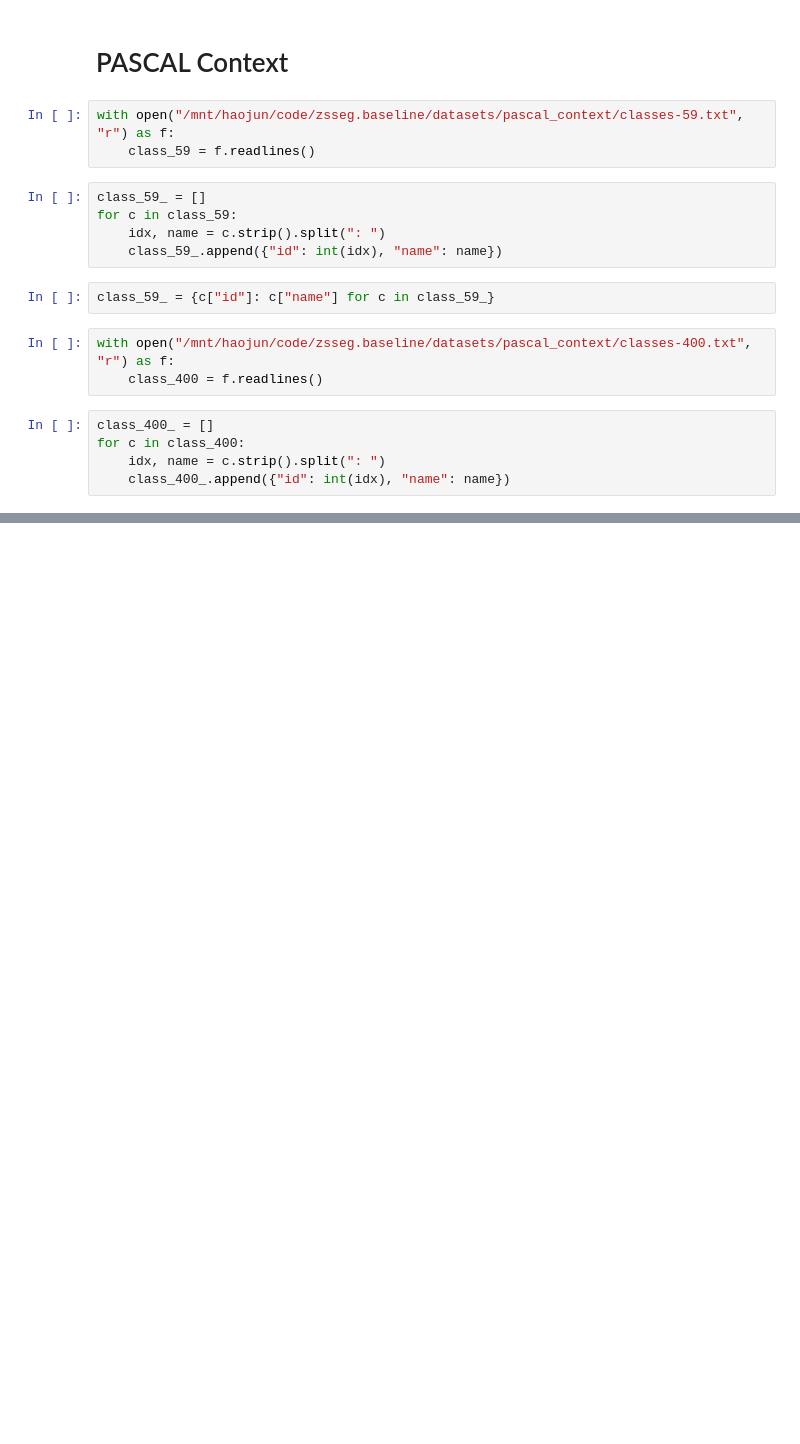
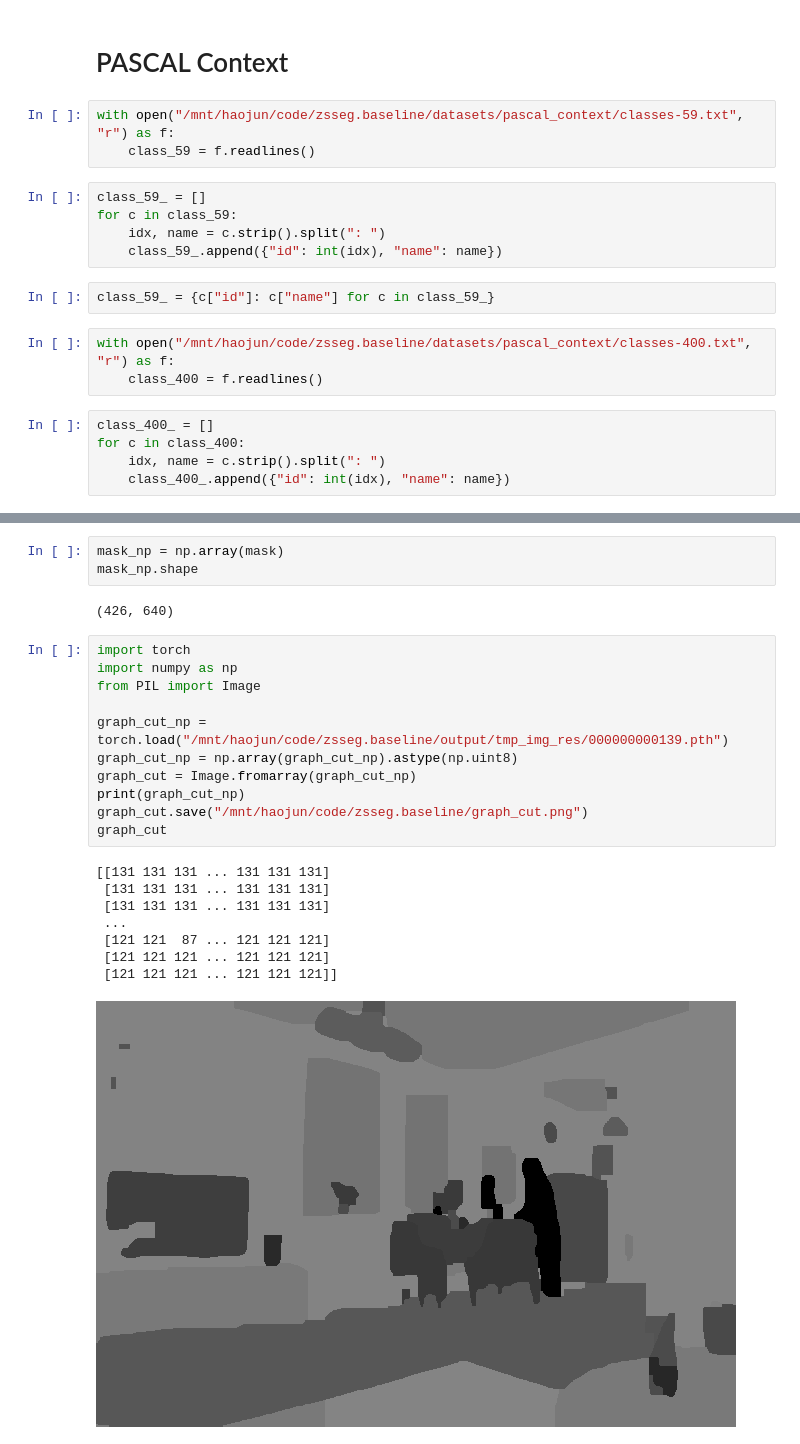
Before and after one commit to HaojunYuPKU/zsseg.baseline, a Jupyter notebook: datasets/data_process.ipynb, the cells around one changed output, grey strips where cells are left out. Drawn from its saved outputs; the diff is of its cells as text; blank space fills up the shorter version.

```diff
--- a/datasets/data_process.ipynb
+++ b/datasets/data_process.ipynb
@@ -522,0 +541,25 @@ for name,name2 in zip(names, names2):
+# %%
+mask_np = np.array(mask)
+mask_np.shape
+# %% [output]
+(426, 640)
+# %%
+import torch
+import numpy as np
+from PIL import Image
+
+graph_cut_np = torch.load("/mnt/haojun/code/zsseg.baseline/output/tmp_img_res/000000000139.pth")
+graph_cut_np = np.array(graph_cut_np).astype(np.uint8)
+graph_cut = Image.fromarray(graph_cut_np)
+print(graph_cut_np)
+graph_cut.save("/mnt/haojun/code/zsseg.baseline/graph_cut.png")
+graph_cut
+# %% [output]
+[[131 131 131 ... 131 131 131]
+ [131 131 131 ... 131 131 131]
+ [131 131 131 ... 131 131 131]
+ ...
+ [121 121  87 ... 121 121 121]
+ [121 121 121 ... 121 121 121]
+ [121 121 121 ... 121 121 121]]
+[figure, added]
```
Also changed, not shown: parts of 9 cells of this notebook, 18 other files.
